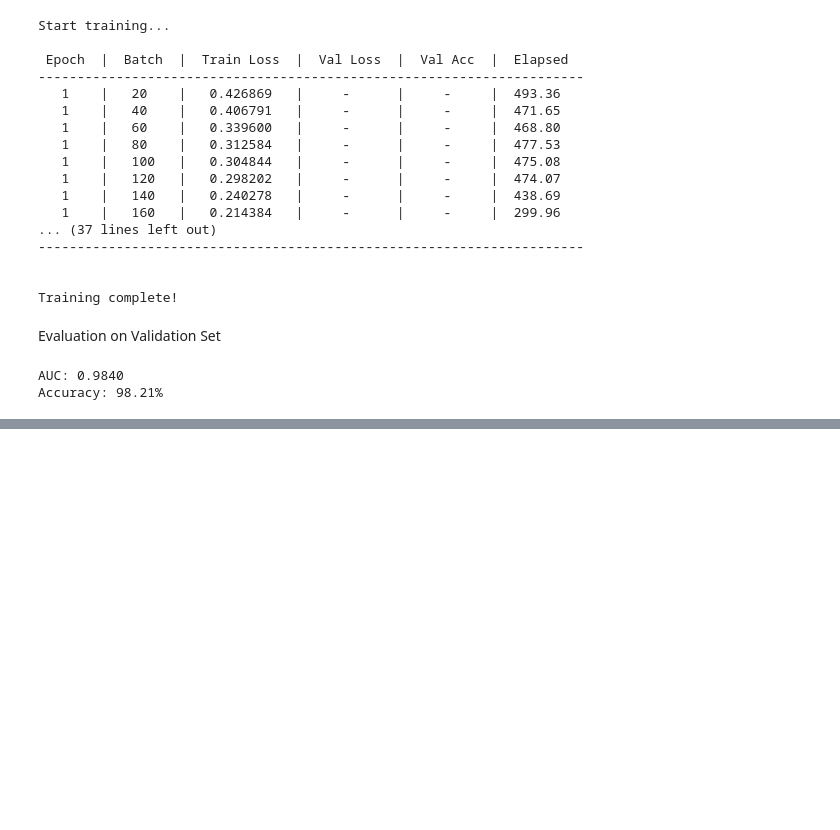
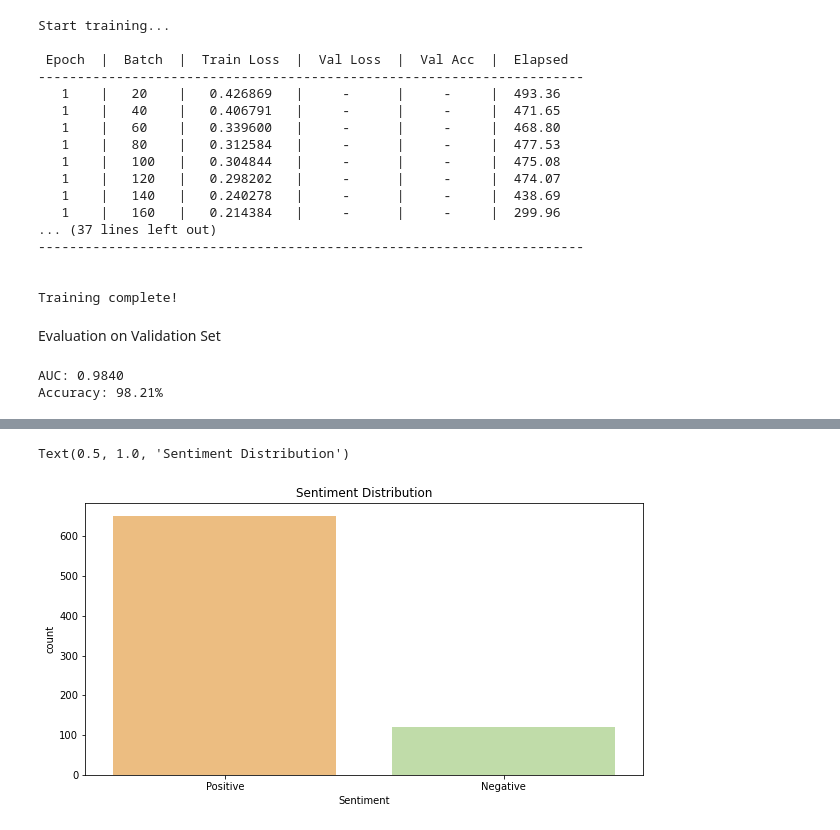
Before and after one commit to I-am-sayantan/public-sentiment-analysis-based-on-twitter-hashtags, a Jupyter notebook: CONTRIBUTION/Jupyter notebooks/Jay_Dutonde.ipynb, the cells around one changed output, grey strips where cells are left out. Cells and saved outputs as stored; diff of their text form; code cells hidden in the pictures; blank space fills up the shorter version.

```diff
--- a/CONTRIBUTION/Jupyter notebooks/Jay_Dutonde.ipynb
+++ b/CONTRIBUTION/Jupyter notebooks/Jay_Dutonde.ipynb
@@ -438,0 +481,2 @@ data.head()
+# %%
+df1=data.loc[data['Date']=='7/20/2020']
@@ -438,0 +487,9 @@ data.head()
+# %%
+plt.figure(figsize=(10,5))
+sns.countplot(df1.Sentiment,palette='Spectral')
+plt.xlabel('Sentiment')
+plt.ylabel('count')
+plt.title('Sentiment Distribution')
+# %% [output]
+Text(0.5, 1.0, 'Sentiment Distribution')
+[figure, added]
```
Also changed, not shown: parts of 32 cells of this notebook.
